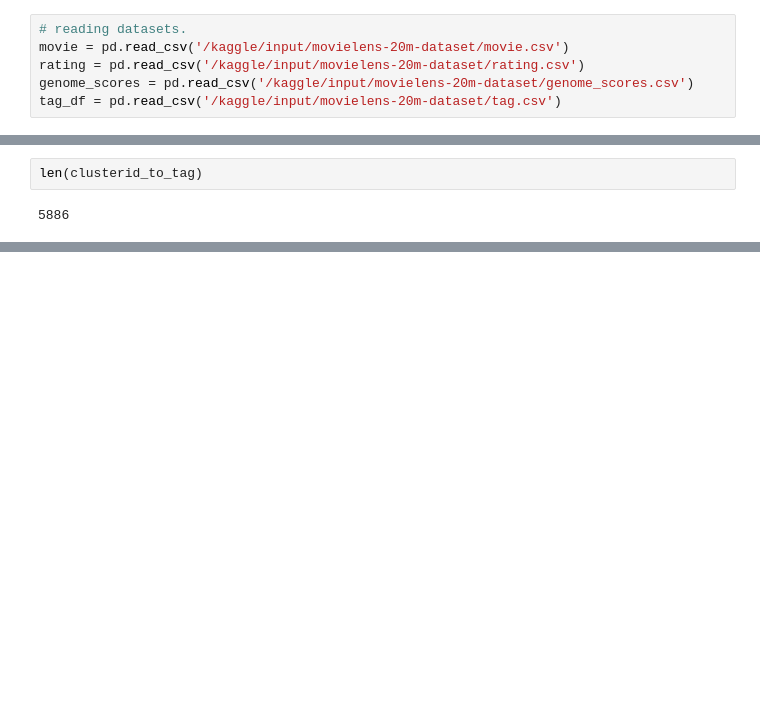
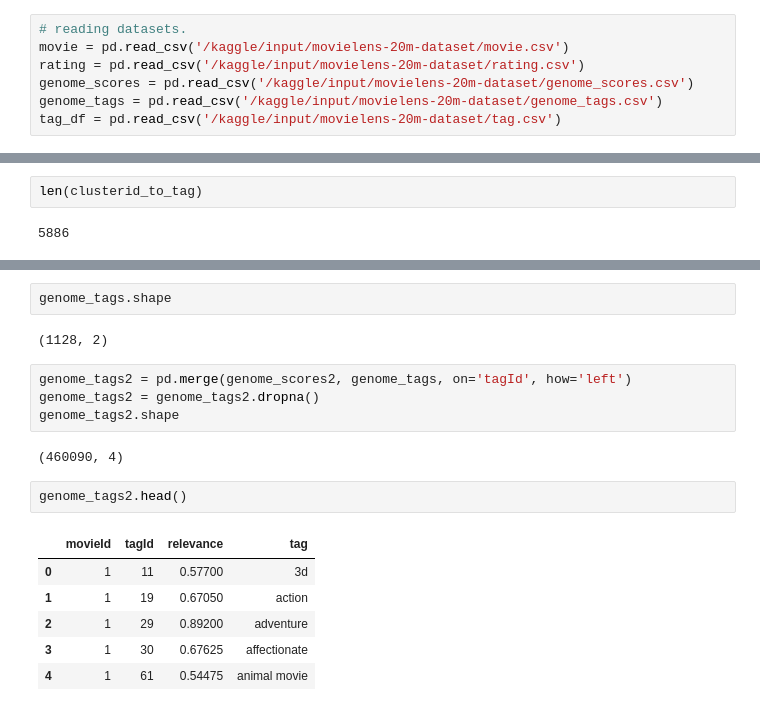
Before and after one commit to m-np/movielens20M, a Jupyter notebook: explore-dataset-movielens20m.ipynb, the cells around one changed output, grey strips where cells are left out. Saved outputs shown, nothing was run; the diff lists cells and outputs as text; blank space fills up the shorter version.

```diff
--- a/explore-dataset-movielens20m.ipynb
+++ b/explore-dataset-movielens20m.ipynb
@@ -9,6 +9,7 @@ pd.set_option("display.max_rows", None)
 movie = pd.read_csv('/kaggle/input/movielens-20m-dataset/movie.csv')
 rating = pd.read_csv('/kaggle/input/movielens-20m-dataset/rating.csv')
 genome_scores = pd.read_csv('/kaggle/input/movielens-20m-dataset/genome_scores.csv')
+genome_tags = pd.read_csv('/kaggle/input/movielens-20m-dataset/genome_tags.csv')
 tag_df = pd.read_csv('/kaggle/input/movielens-20m-dataset/tag.csv')
 # %%
 genome_scores.shape
@@ -302,0 +395,19 @@ len(clusterid_to_tag)
+# %%
+genome_tags.shape
+# %% [output]
+(1128, 2)
+# %%
+genome_tags2 = pd.merge(genome_scores2, genome_tags, on='tagId', how='left')
+genome_tags2 = genome_tags2.dropna()
+genome_tags2.shape
+# %% [output]
+(460090, 4)
+# %%
+genome_tags2.head()
+# %% [output]
+|  | movieId | tagId | relevance | tag |
+| 0 | 1 | 11 | 0.57700 | 3d |
+| 1 | 1 | 19 | 0.67050 | action |
+| 2 | 1 | 29 | 0.89200 | adventure |
+| 3 | 1 | 30 | 0.67625 | affectionate |
+| 4 | 1 | 61 | 0.54475 | animal movie |
```
Also changed, not shown: parts of 25 cells of this notebook.
